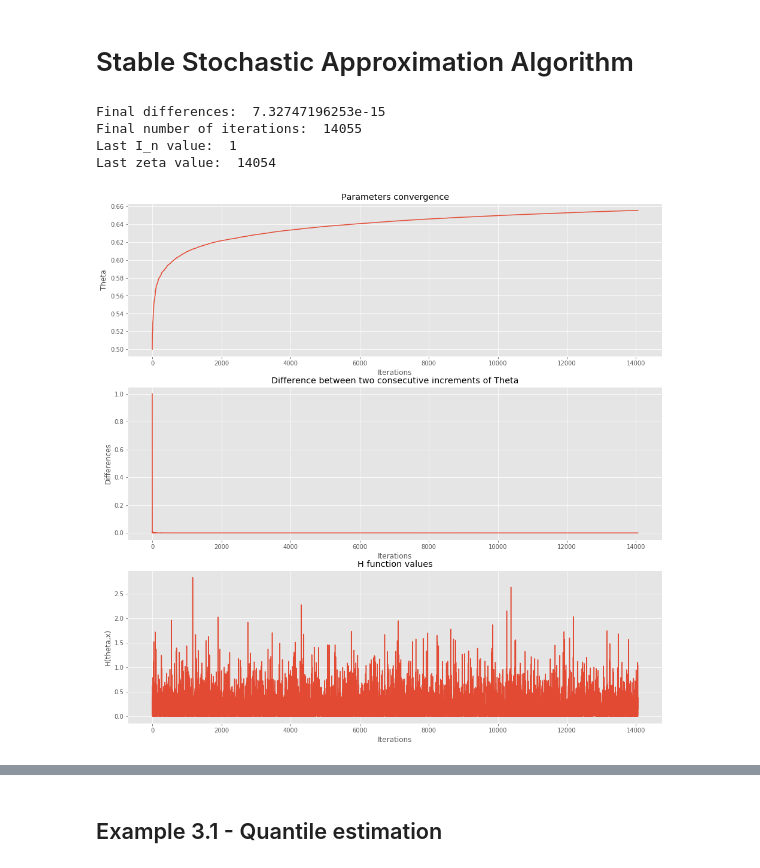
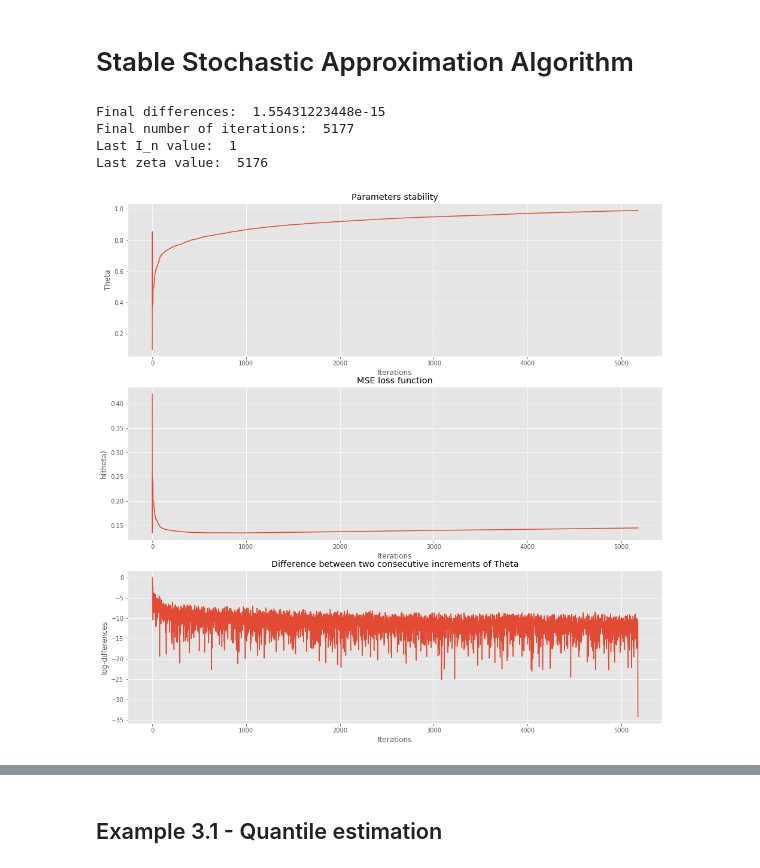
Before and after one commit to enpcquentin/computational_stats, a Jupyter notebook: projet.ipynb, the cells around one changed output, grey strips where cells are left out. Saved outputs shown, nothing was run; the diff lists cells and outputs as text; code cells hidden in the pictures.

```diff
--- a/projet.ipynb
+++ b/projet.ipynb
@@ -18,6 +18,13 @@ def H(theta, X):
     # we will use a mean square error loss in this example
     mse = 1./2. * (X[1]-theta*X[0])**2
     return mse[0]
+
+def h(theta_n, X_n):
+    N = len(X_n)
+    X = np.array(X_n).reshape(N,2)
+    theta = np.array(theta_n).reshape(N,1)
+    mse_loss = 1./2. * (X[:,1] - theta.dot(X[:,0].reshape(1,N)))**2
+    return np.mean(mse_loss, axis=1)
 
 def K(I):
     return np.array([-I,I])
@@ -34,7 +41,7 @@ def SSA(gamma_0, x, theta, eps=10e-15):
     diffs = [diff]
     X_n = [x]
     theta_n = [theta]
-    while abs(diff) >= eps:
+    while abs(diff) >= eps and n <= 5500:
         if zeta[n] == 0:
             X_tmp = x
             theta_tmp = theta
@@ -44,7 +51,7 @@ def SSA(gamma_0, x, theta, eps=10e-15):
         X_next = P(theta_tmp, X_tmp)
         theta_next = theta_tmp + gamma_0/(I[n]+zeta[n]+1+1)**beta * H(theta_tmp, X_next)
         diff = theta_next - theta_n[n]
-        diffs.append(diff)
+        diffs.append(abs(diff))
         X_n.append(X_next)
         theta_n.append(theta_next)
 
@@ -53,45 +60,45 @@ def SSA(gamma_0, x, theta, eps=10e-15):
             zeta.append(zeta[n]+1)
         else:
             I.append(I[n]+1)
             zeta.append(0)
         n += 1
     print('Final differences: ', diff)
     print('Final number of iterations: ', n)
     print('Last I_n value: ', I[-1])
     print('Last zeta value: ', zeta[-1])
     return theta_n, X_n, diffs
 
-theta_opt, X, diffs = SSA(0.1, P(0.1, 0), 0.5)
+theta_opt, X, diffs = SSA(0.5, P(0.1, 0), 0.1)
 
 fig, ax = plt.subplots(3,1,figsize=(16,16))
 ax[0].plot(range(len(theta_opt)), theta_opt)
 ax[0].set_xlabel('Iterations')
 ax[0].set_ylabel('Theta')
-ax[0].set_title('Parameters convergence')
+ax[0].set_title('Parameters stability')
 
-ax[1].plot(range(len(diffs)), diffs)
+ax[2].plot(range(len(diffs)), np.log(np.array(diffs)))
+ax[2].set_xlabel('Iterations')
+ax[2].set_ylabel('log-differences')
+ax[2].set_title('Difference between two consecutive increments of Theta')
+
+ax[1].plot(range(len(theta_opt)), h(theta_opt, X))
 ax[1].set_xlabel('Iterations')
-ax[1].set_ylabel('Differences')
-ax[1].set_title('Difference between two consecutive increments of Theta')
-
-ax[2].plot(range(len(theta_opt)), [H(theta_opt[i], X[i]) for i in range(len(theta_opt))])
-ax[2].set_xlabel('Iterations')
-ax[2].set_ylabel('H(theta,x)')
-ax[2].set_title('H function values')
+ax[1].set_ylabel('h(theta)')
+ax[1].set_title('MSE loss function')
 plt.show()
 
 def plot_regression(X, theta_opt):
     plt.figure(figsize=(14,14))
-    plt.plot(np.array(X)[:,0], np.array(X)[:,1], 'x')
+    plt.plot(np.array(X)[:,0], np.array(X)[:,1], 'o')
     discr = np.linspace(np.min(np.array(X)[:,0]), np.max(np.array(X)[:,0]), 1000)
     plt.plot(discr, theta_opt*discr)
     plt.title('Linear Regression Stable Stochastic Approximation Solution')
     plt.show()
 
 plot_regression(X, theta_opt[-1])
 # %% [output]
-Final differences:  7.32747196253e-15
-Final number of iterations:  14055
+Final differences:  1.55431223448e-15
+Final number of iterations:  5177
 Last I_n value:  1
-Last zeta value:  14054
+Last zeta value:  5176
-[figure, old version]
+[figure, new version]
```
Also changed, not shown: parts of 3 cells of this notebook.
